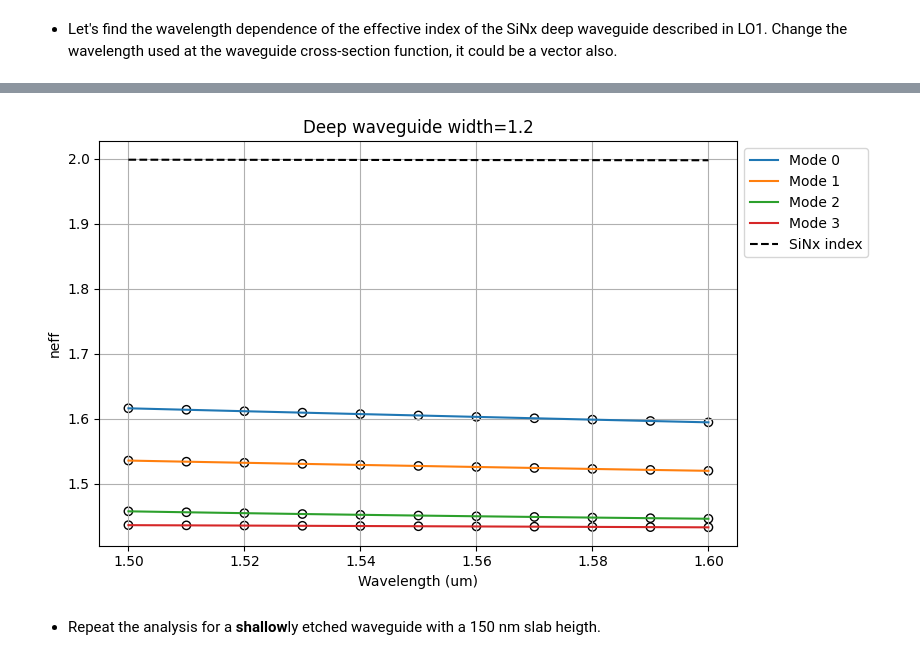
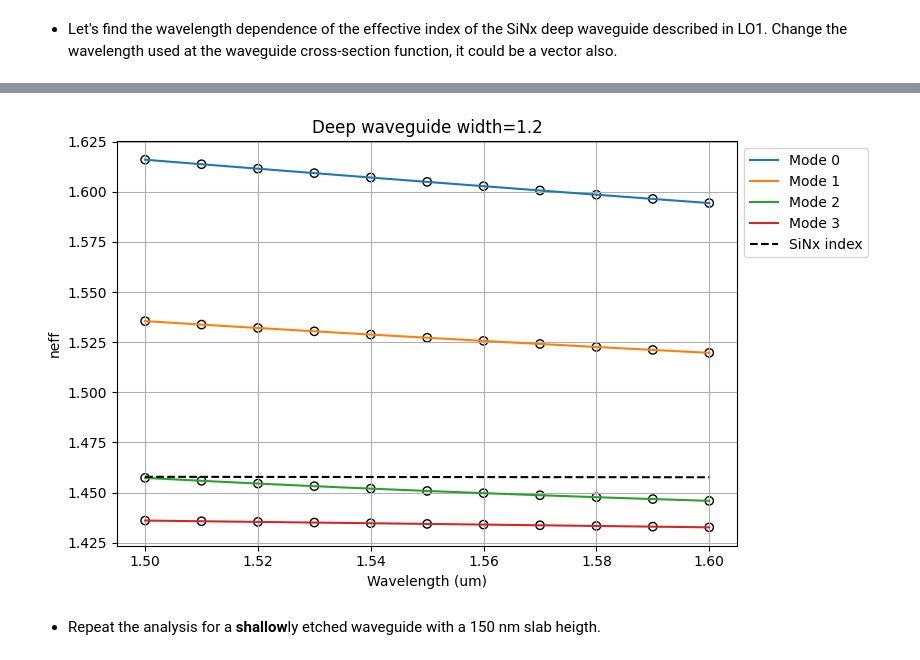
Before and after one commit to msarmas-UPV/cifoin-lab1, a Jupyter notebook: WAVEGUIDES_Student.ipynb, the cells around one changed output, grey strips where cells are left out. Saved outputs shown, nothing was run; the diff lists cells and outputs as text; code cells hidden in the pictures.

```diff
--- a/WAVEGUIDES_Student.ipynb
+++ b/WAVEGUIDES_Student.ipynb
@@ -211,7 +214,7 @@ plt.ylabel("neff")
 plt.grid()
 # Common error: The box index variable was created in a previous cell. Check the dimensions match
 # with the newly created wavelength vector, or re-calculate the box index for the new one.
-box_complex = td.material_library["Si3N4"]["Luke2015PMLStable"].eps_model(f)
+box_complex = td.material_library["SiO2"]["Horiba"].eps_model(f)
 box_index, box_k = td.Medium.eps_complex_to_nk(box_complex)
 plt.plot(wavelength, box_index,'k--', label='SiNx index')
 plt.legend(loc='upper left', bbox_to_anchor=(1, 1))
@@ -221,3 +224,3 @@ plt.tight_layout(rect=[0, 0, 0.85, 1])
-[figure, old version]
+[figure, new version]
 # %% [markdown]
 - Repeat the analysis for a **shallow**ly etched waveguide with a 150 nm slab heigth.
```
Also changed, not shown: parts of 20 cells of this notebook.
